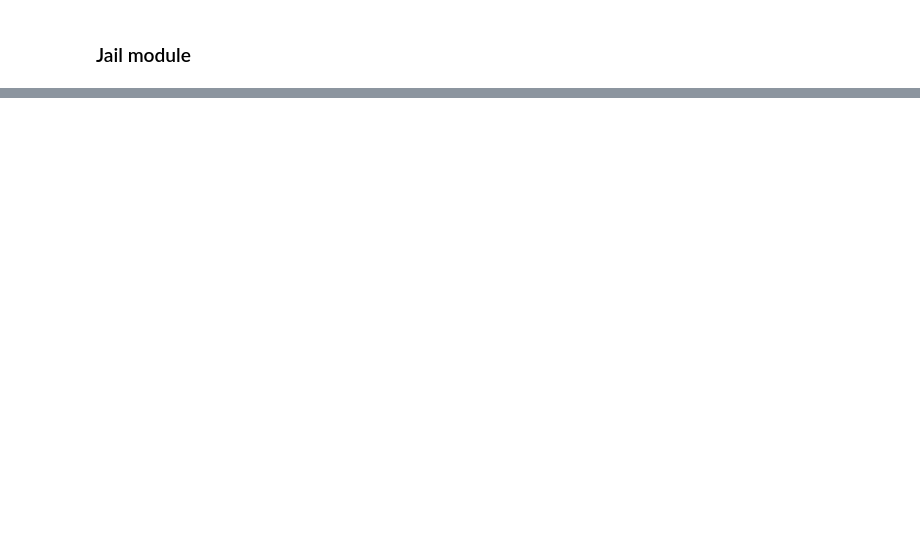
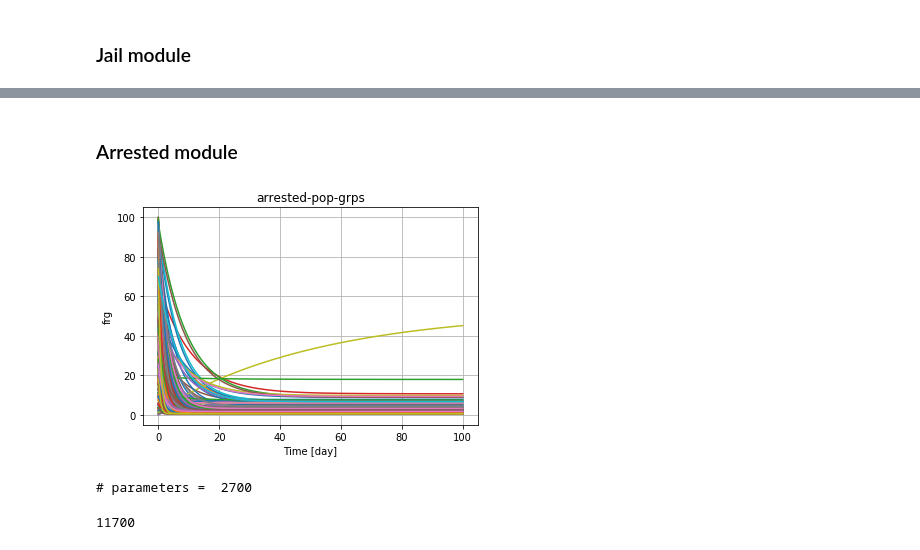
Before and after one commit to dpploy/cortix-nb, a Jupyter notebook: run_justice.ipynb, the cells around one changed output, grey strips where cells are left out. Drawn from its saved outputs; the diff is of its cells as text; code cells hidden in the pictures; blank space fills up the shorter version.

```diff
--- a/run_justice.ipynb
+++ b/run_justice.ipynb
@@ -436,0 +475,24 @@ plt.show()
+# %% [markdown]
+### Arrested module<a id="arrested"></a>
+# %%
+'''Arrested Module State'''
+
+population_phase = arrested.state
+(frg_quant, time_unit) = population_phase.get_quantity_history('frg')
+
+frg_quant.plot( x_scaling=1/const.day, x_label='Time [day]')
+plt.grid()
+plt.show()
+
+# number of parameters in the arrested model
+n_params = (len(population_phase.GetActors())-1)*n_groups
+print('# parameters = ',n_params)
+total_num_params += n_params
+# %% [output]
+[figure, added]
+# parameters =  2700
+# %%
+'''Total number of parameters'''
+total_num_params
+# %% [output]
+11700
```
Also changed, not shown: parts of 12 cells of this notebook.
